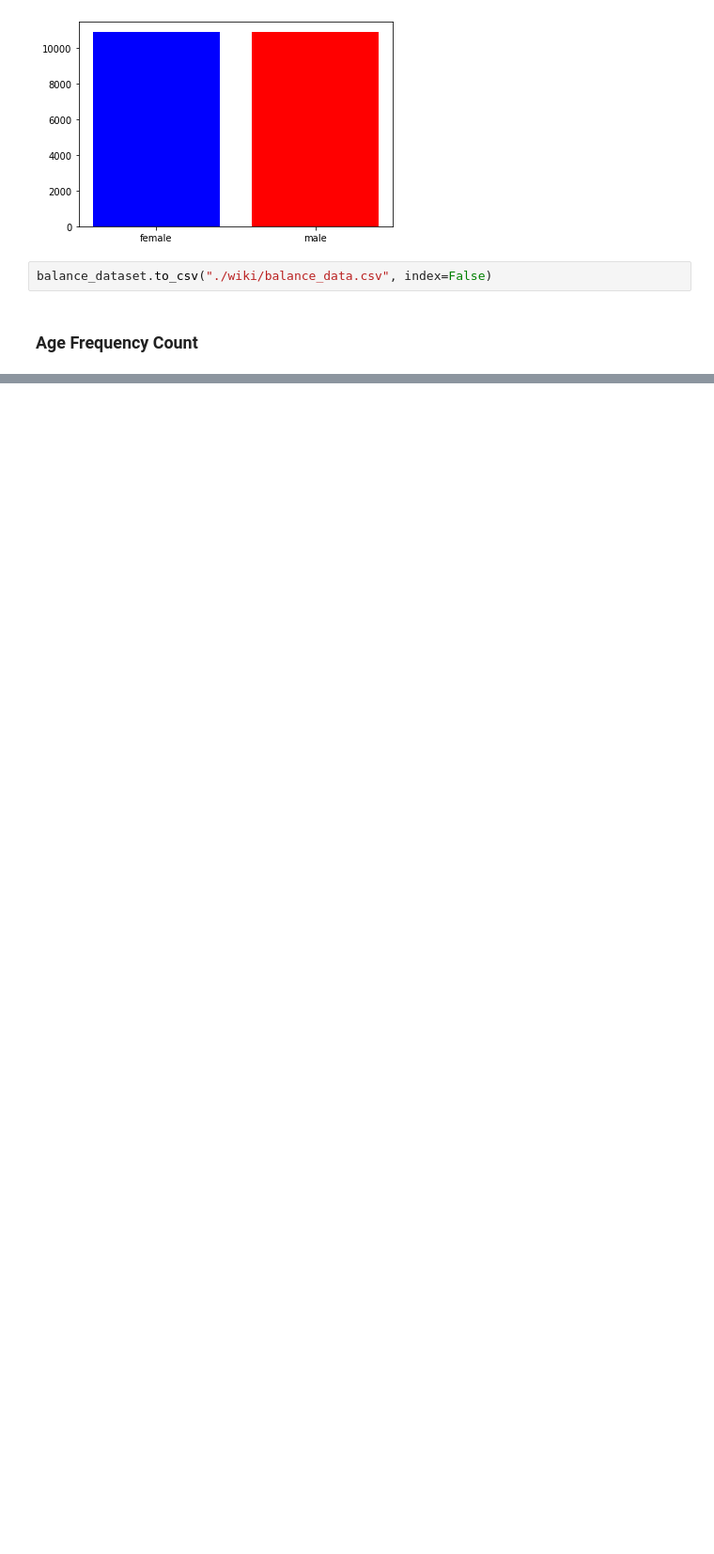
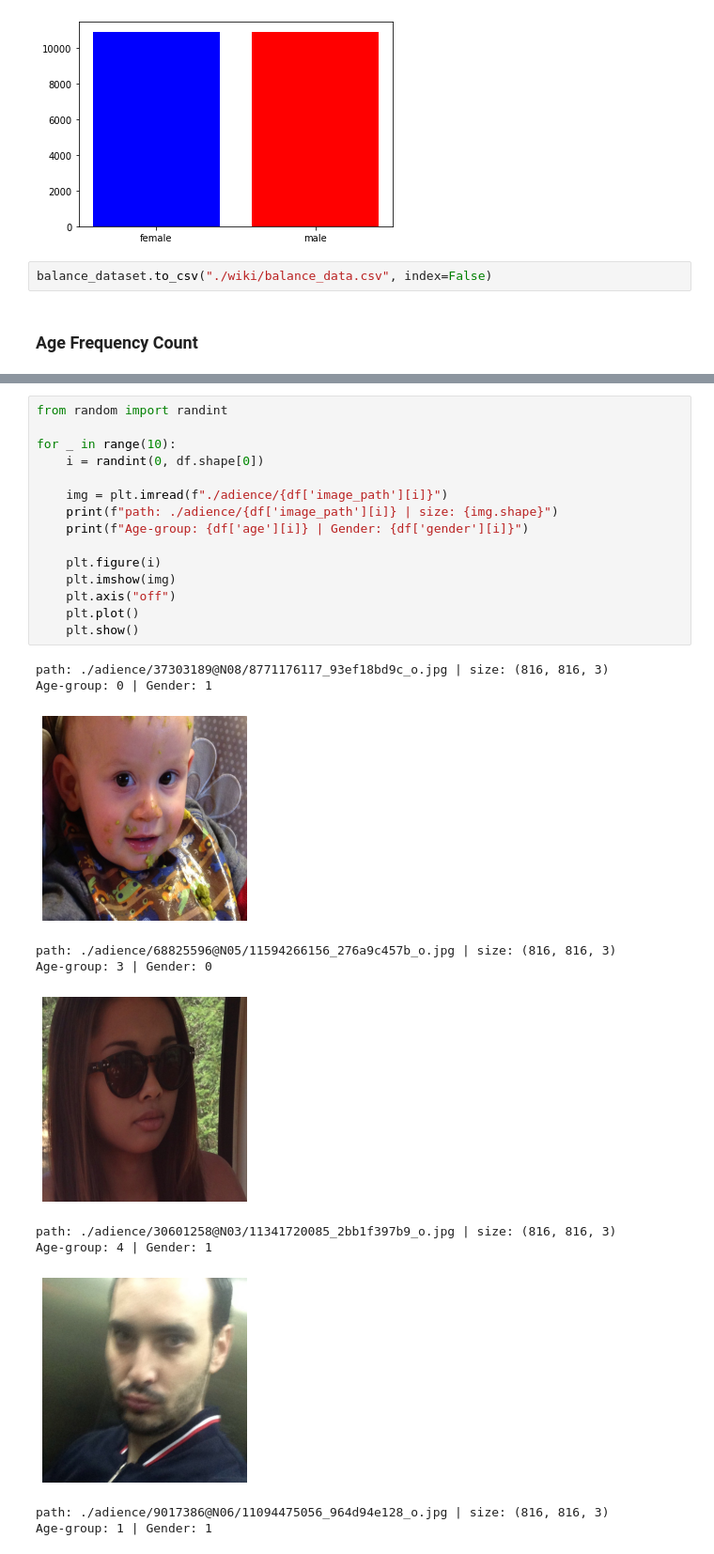
Before and after one commit to LobbeyTan/age_gender_prediction, a Jupyter notebook: 02_EDA.ipynb, the cells around one changed output, grey strips where cells are left out. Shown at 94% size. Drawn from its saved outputs; the diff is of its cells as text; blank space fills up the shorter version.

```diff
--- a/02_EDA.ipynb
+++ b/02_EDA.ipynb
@@ -73,0 +89,27 @@ plt.show()
+# %%
+from random import randint
+
+for _ in range(10):
+    i = randint(0, df.shape[0])
+
+    img = plt.imread(f"./adience/{df['image_path'][i]}")
+    print(f"path: ./adience/{df['image_path'][i]} | size: {img.shape}")
+    print(f"Age-group: {df['age'][i]} | Gender: {df['gender'][i]}")
+
+    plt.figure(i)
+    plt.imshow(img)
+    plt.axis("off")
+    plt.plot()
+    plt.show()
+# %% [output]
+path: ./adience/37303189@N08/8771176117_93ef18bd9c_o.jpg | size: (816, 816, 3)
+Age-group: 0 | Gender: 1
+[figure, added]
+path: ./adience/68825596@N05/11594266156_276a9c457b_o.jpg | size: (816, 816, 3)
+Age-group: 3 | Gender: 0
+[figure, added]
+path: ./adience/30601258@N03/11341720085_2bb1f397b9_o.jpg | size: (816, 816, 3)
+Age-group: 4 | Gender: 1
+[figure, added]
+path: ./adience/9017386@N06/11094475056_964d94e128_o.jpg | size: (816, 816, 3)
+Age-group: 1 | Gender: 1
```
Also changed, not shown: parts of 15 cells of this notebook, 16 other files.
